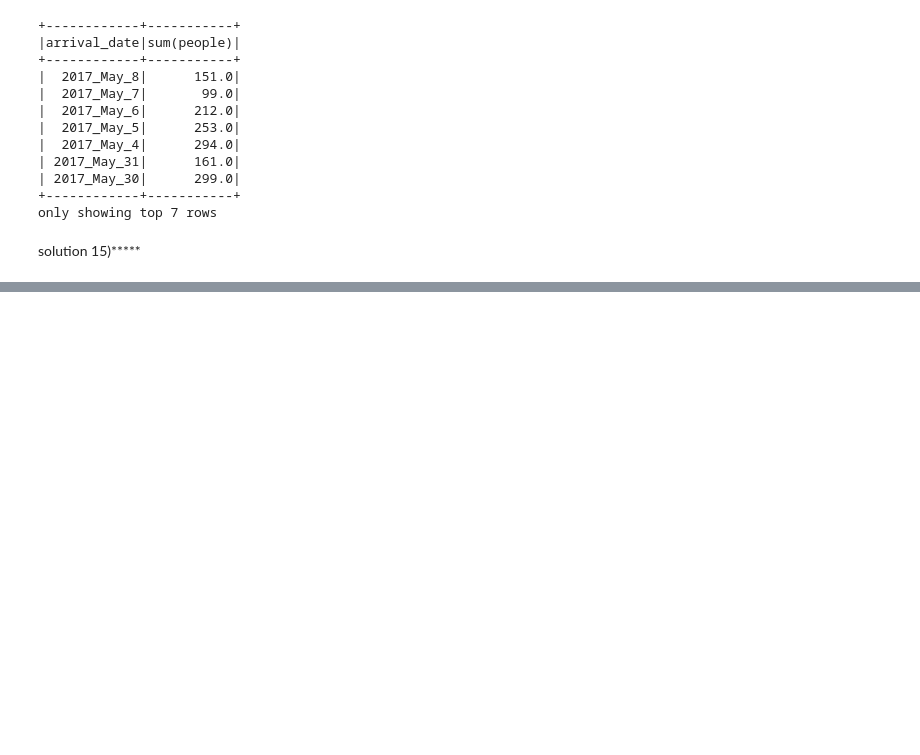
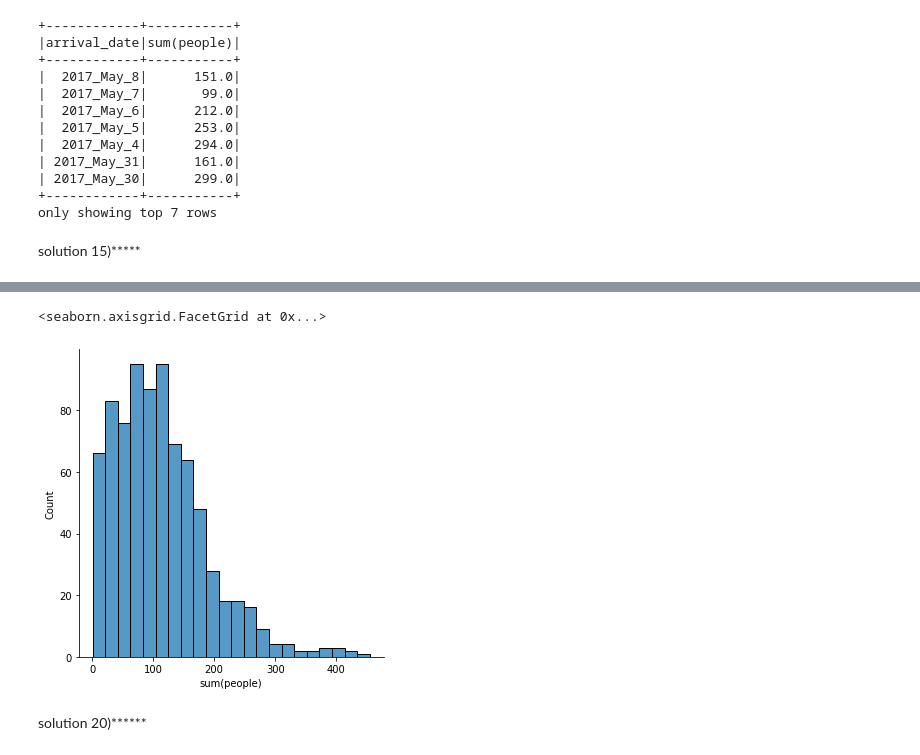
Before and after one commit to somkiatth/git, a Jupyter notebook: ku_API_assign.ipynb, the cells around one changed output, grey strips where cells are left out. Saved outputs shown, nothing was run; the diff lists cells and outputs as text; code cells hidden in the pictures; blank space fills up the shorter version.

```diff
--- a/ku_API_assign.ipynb
+++ b/ku_API_assign.ipynb
@@ -316,3 +316,5 @@ new13df.where('is_canceled=1').groupby('arrival_date').sum('people').sort('arriv
 |  2017_May_2|       78.0|
 +------------+-----------+
 only showing top 20 rows
+# %%
+new13_1df=new13df.where('is_canceled=1').groupby('arrival_date').sum('people').sort('arrival_date',ascending=False)
@@ -396,0 +567,2 @@ solution 15)*****
+# %%
+df20 = new13_1df.toPandas()
@@ -396,0 +585,7 @@ solution 15)*****
+# %%
+sns.displot(data=df20,x='sum(people)', kind='hist')
+# %% [output]
+<seaborn.axisgrid.FacetGrid at 0x...>
+[figure, added]
+# %% [markdown]
+solution 20)******
```
Also changed, not shown: parts of 28 cells of this notebook.
